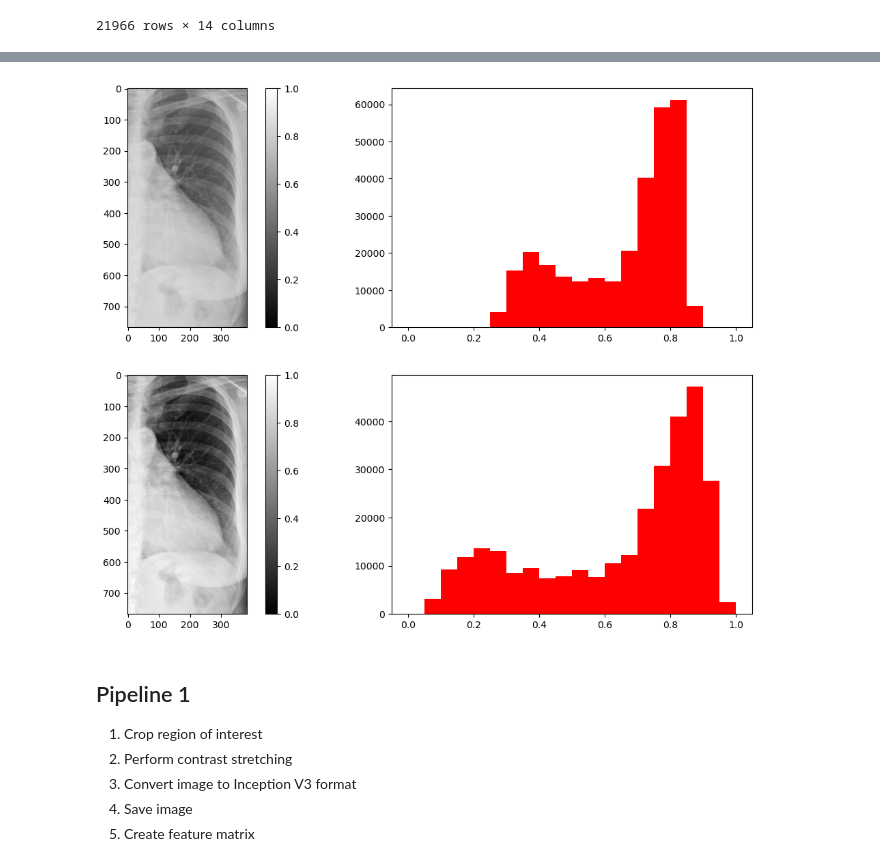
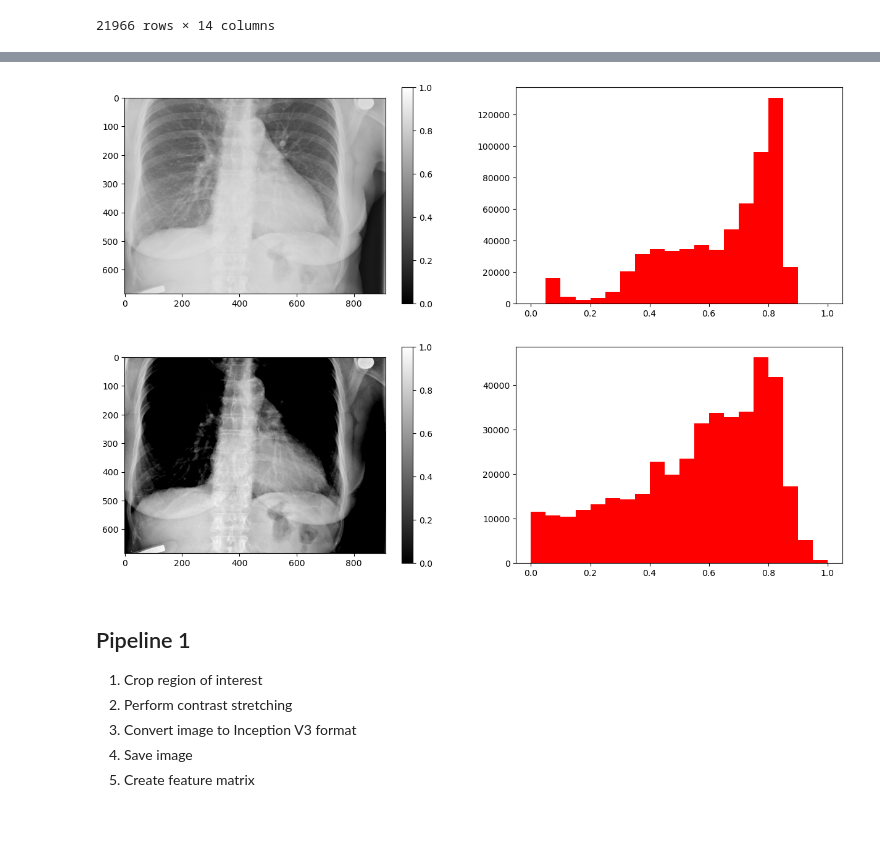
Before and after one commit to chinmaymokashicm/bmi_6331, a Jupyter notebook: data_challenge/task_1.ipynb, the cells around one changed output, grey strips where cells are left out. Saved outputs shown, nothing was run; the diff lists cells and outputs as text; code cells hidden in the pictures; blank space fills up the shorter version.

```diff
--- a/data_challenge/task_1.ipynb
+++ b/data_challenge/task_1.ipynb
@@ -91,5 +102,5 @@ plt.imshow(img_regions, cmap="gray")
 # %%
-img_cropped = code_obj.crop_img_by_region(filepath_test_case, n_rows=8, n_cols=8, range_rows=(1, 7), range_cols=(4, 7))
+img_cropped = code_obj.crop_img_by_region(filepath_test_case, n_rows=9, n_cols=9, range_rows=(2, 8), range_cols=(1, 9))
 plt.imshow(img_cropped, cmap="gray")
 # %% [output]
 <matplotlib.image.AxesImage at 0x...>
@@ -97,16 +110,16 @@ plt.imshow(img_cropped, cmap="gray")
 # %%
 fig, axes = plt.subplots(2, 2)
 fig.set_figheight(10)
 fig.set_figwidth(15)
-img_cropped_stretched = code_obj.contrast_stretch(img_cropped, lowest_pixel=None)
+img_cropped_stretched = code_obj.contrast_stretch(img_cropped, lowest_pixel="otsu")
 list_img = [img_cropped, img_cropped_stretched]
 
 for i in [0, 1]:
     disp = axes[i, 0].imshow(list_img[i], cmap="gray", vmin=0, vmax=1)
     axes[i, 1].hist(list_img[i].flatten(), bins=20, range=(0, 1))
     plt.colorbar(disp, ax=axes[i, 0])
 # %% [output]
-[figure, old version]
+[figure, new version]
 # %% [markdown]
 ## Pipeline 1
 1. Crop region of interest
```
Also changed, not shown: parts of 38 cells of this notebook, 1 other file.
